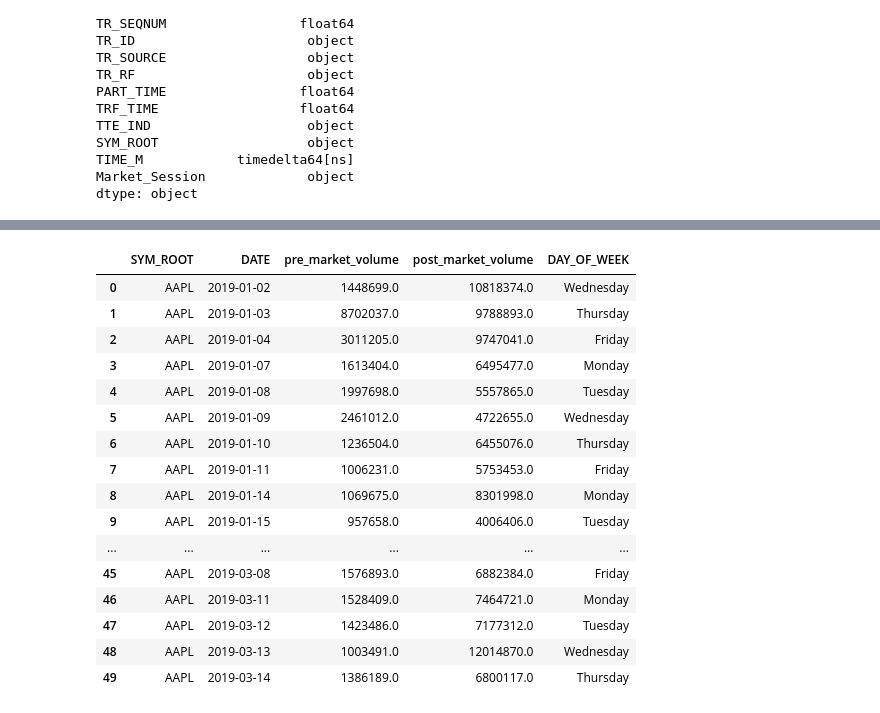
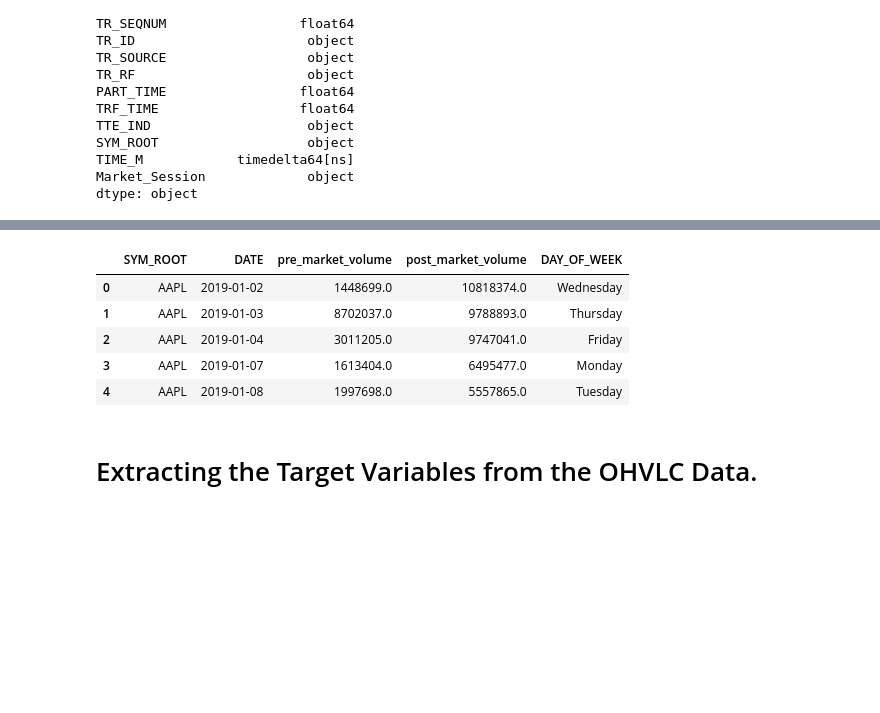
Before and after one commit to UsithaDJay/Intellitrade, a Jupyter notebook: Pre_Post_Market_Data.ipynb, the cells around one changed output, grey strips where cells are left out. Cells and saved outputs as stored; diff of their text form; code cells hidden in the pictures; blank space fills up the shorter version.

Commit message:
Dataset created with target and independent variables

```diff
--- a/Pre_Post_Market_Data.ipynb
+++ b/Pre_Post_Market_Data.ipynb
@@ -5,9 +7,9 @@ import glob
 # %%
-data_file_path = r'..\dataset\processed_data\*\*.parquet'
+data_file_path = r'G:\FYP_v2\PrePostMarketDataset\processed_data\*\*.parquet'
 ohlcv_folder = r".\OHVLC_data\*.csv"
 
 input_files = glob.glob(data_file_path)
-output_files = glob.glob(ohlcv_folder)
+output_files = glob.glob(os.path.join(ohlcv_folder, "*.csv"))
 
 # Validate files
 for file in input_files:
@@ -15,10 +17,4 @@ for file in input_files:
 
 for file in output_files:
     print(file)
-
-df_input_list = [pd.read_parquet(file) for file in input_files]
-df_output_list = [pd.read_csv(file) for file in output_files]
-
-df_input = pd.concat(df_input_list, ignore_index=True)
-df_output = pd.concat(df_output_list, ignore_index=True)
 # %% [output]
@@ -126,23 +121,12 @@ daily_df.tail(50)
 # %%
-daily_df[daily_df['SYM_ROOT']=='AAPL'].head(50)
+daily_df[daily_df['SYM_ROOT']=='AAPL'].head()
 # %% [output]
 |  | SYM_ROOT | DATE | pre_market_volume | post_market_volume | DAY_OF_WEEK |
 | 0 | AAPL | 2019-01-02 | 1448699.0 | 10818374.0 | Wednesday |
 | 1 | AAPL | 2019-01-03 | 8702037.0 | 9788893.0 | Thursday |
 | 2 | AAPL | 2019-01-04 | 3011205.0 | 9747041.0 | Friday |
 | 3 | AAPL | 2019-01-07 | 1613404.0 | 6495477.0 | Monday |
 | 4 | AAPL | 2019-01-08 | 1997698.0 | 5557865.0 | Tuesday |
-| 5 | AAPL | 2019-01-09 | 2461012.0 | 4722655.0 | Wednesday |
-| 6 | AAPL | 2019-01-10 | 1236504.0 | 6455076.0 | Thursday |
-| 7 | AAPL | 2019-01-11 | 1006231.0 | 5753453.0 | Friday |
-| 8 | AAPL | 2019-01-14 | 1069675.0 | 8301998.0 | Monday |
-| 9 | AAPL | 2019-01-15 | 957658.0 | 4006406.0 | Tuesday |
-| ... | ... | ... | ... | ... | ... |
-| 45 | AAPL | 2019-03-08 | 1576893.0 | 6882384.0 | Friday |
-| 46 | AAPL | 2019-03-11 | 1528409.0 | 7464721.0 | Monday |
-| 47 | AAPL | 2019-03-12 | 1423486.0 | 7177312.0 | Tuesday |
-| 48 | AAPL | 2019-03-13 | 1003491.0 | 12014870.0 | Wednesday |
-| 49 | AAPL | 2019-03-14 | 1386189.0 | 6800117.0 | Thursday |
 # %%
 # Tickers of interest
 selected_tickers = [
@@ -155,3 +139,5 @@ for ticker in selected_tickers:
     file_path = pre_post_volume_data_root + ticker + "_prepost_volume.csv"
     ticker_df = daily_df[daily_df['SYM_ROOT']==ticker]
     ticker_df.to_csv(file_path)
+# %% [markdown]
+# Extracting the Target Variables from the OHVLC Data.
```
Also changed, not shown: parts of 8 cells of this notebook, 1 other file.
